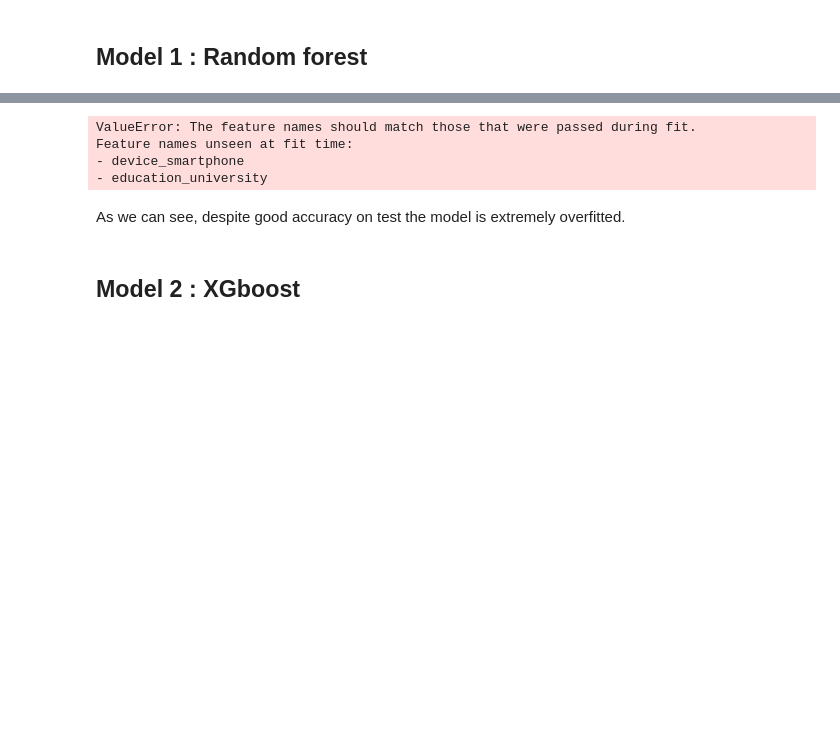
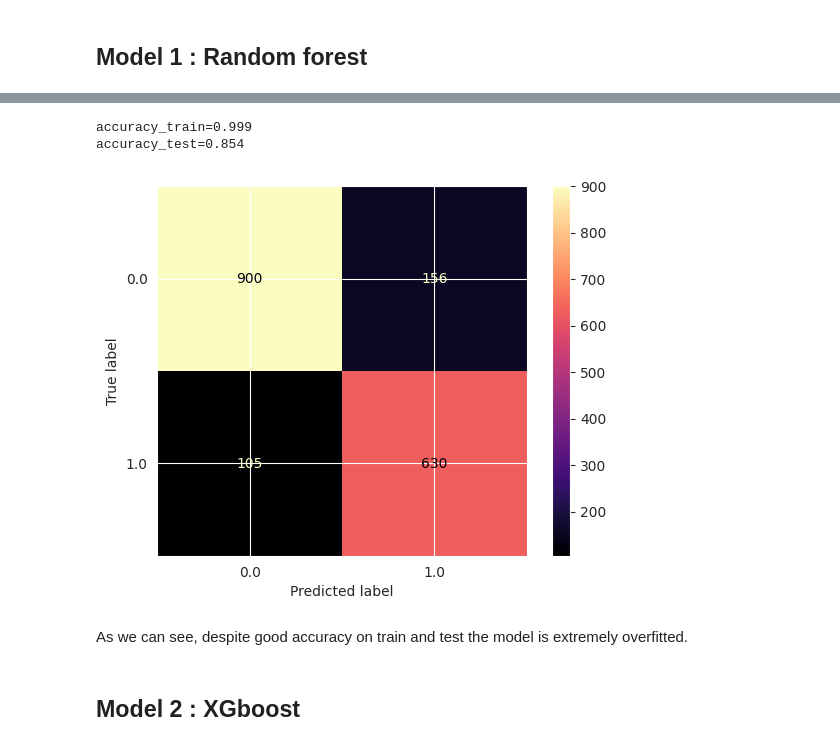
Before and after one commit to DemidovArtem/ML_project, a Jupyter notebook: Project ML.ipynb, the cells around one changed output, grey strips where cells are left out. Saved outputs shown, nothing was run; the diff lists cells and outputs as text; code cells hidden in the pictures; blank space fills up the shorter version.

```diff
--- a/Project ML.ipynb
+++ b/Project ML.ipynb
@@ -357,2 +244,9 @@ def evaluate_model(model):
+# %%
+evaluation_data = {
+    'X_train_eval' : X_train,
+    'X_test_eval': X_test,
+    'y_train_eval': y_train,
+    'y_test_eval': y_test
+}
 # %% [markdown]
 ## Model 1 : Random forest
@@ -417,11 +295,11 @@ KeyboardInterrupt:
-# %%
-evaluate_model(modelrf)
-# %% [output]
-ValueError: The feature names should match those that were passed during fit.
-Feature names unseen at fit time:
-- device_smartphone
-- education_university
+# %%
+evaluation_data['model'] = modelrf
+evaluate_model(**evaluation_data)
+# %% [output]
+accuracy_train=0.999
+accuracy_test=0.854
+[figure, added]
 # %% [markdown]
-As we can see, despite good accuracy on test the model is extremely overfitted.
+As we can see, despite good accuracy on train and test the model is extremely overfitted.
 # %% [markdown]
 ## Model 2 : XGboost
```
Also changed, not shown: parts of 43 cells of this notebook, 1 other file.
